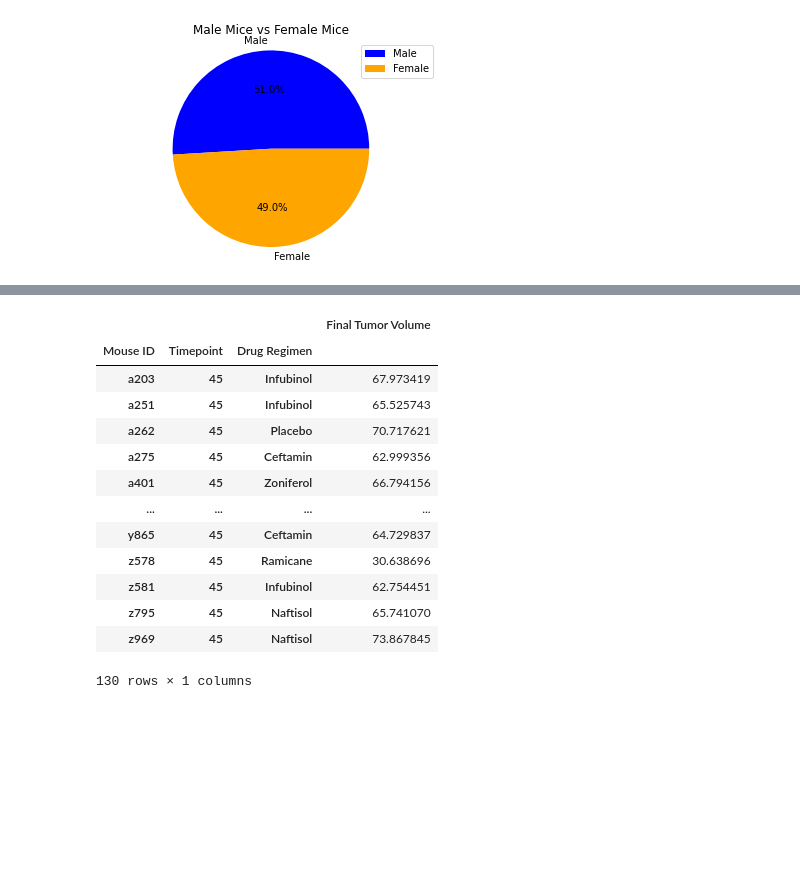
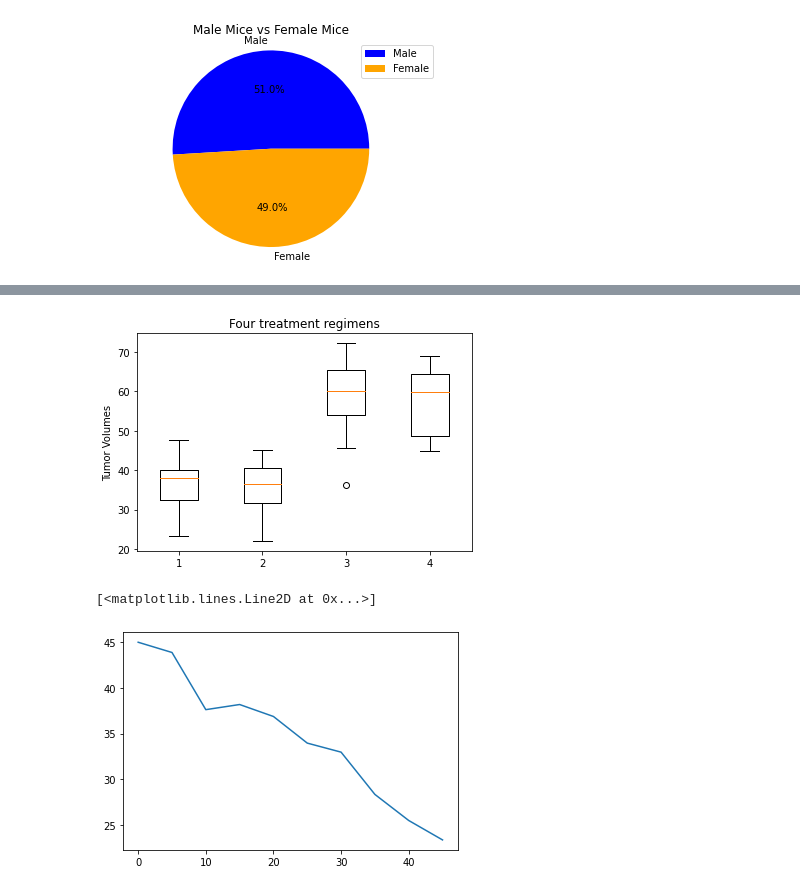
Before and after one commit to EdwinVargas22/UCI-Edwin-Vargas-Homework, a Jupyter notebook: 05-Matplotlib-Challenge/Script for Pharmaceutical.ipynb, the cells around one changed output, grey strips where cells are left out. Drawn from its saved outputs; the diff is of its cells as text; code cells hidden in the pictures; blank space fills up the shorter version.

```diff
--- a/05-Matplotlib-Challenge/Script for Pharmaceutical.ipynb
+++ b/05-Matplotlib-Challenge/Script for Pharmaceutical.ipynb
@@ -218,27 +233,20 @@ plt.show()
-# %%
-four_regimens_plus = clean_data[clean_data['Timepoint']==45]
-four_regimens_plus
-
-
-four_regimens = four_regimens_plus.groupby(['Mouse ID', 'Timepoint', 'Drug Regimen'])
-
-tumor_volume = four_regimens['Tumor Volume (mm3)'].max()
-
-final_tumor_volume_df = pd.DataFrame({"Final Tumor Volume": tumor_volume})
-
-final_tumor_volume_df
-# %% [output]
-|  |  |  | Final Tumor Volume |
-| Mouse ID | Timepoint | Drug Regimen |  |
-| a203 | 45 | Infubinol | 67.973419 |
-| a251 | 45 | Infubinol | 65.525743 |
-| a262 | 45 | Placebo | 70.717621 |
-| a275 | 45 | Ceftamin | 62.999356 |
-| a401 | 45 | Zoniferol | 66.794156 |
-| ... | ... | ... | ... |
-| y865 | 45 | Ceftamin | 64.729837 |
-| z578 | 45 | Ramicane | 30.638696 |
-| z581 | 45 | Infubinol | 62.754451 |
-| z795 | 45 | Naftisol | 65.741070 |
-| z969 | 45 | Naftisol | 73.867845 |
-130 rows × 1 columns
+# %%
+
+fig1, ax1 = plt.subplots()
+ax1.set_title("Four treatment regimens")
+ax1.set_ylabel("Tumor Volumes")
+ax1.boxplot(tumor_volume)
+plt.show()
+# %% [output]
+[figure, added]
+# %%
+one_drug = clean_data.loc[clean_data['Drug Regimen'] == 'Capomulin']
+
+one_id = one_drug.loc[one_drug['Mouse ID'] == 's185']
+
+one_id
+
+plt.plot(one_id['Timepoint'], one_id['Tumor Volume (mm3)'])
+# %% [output]
+[<matplotlib.lines.Line2D at 0x...>]
+[figure, added]
```
Also changed, not shown: parts of 2 cells of this notebook.
